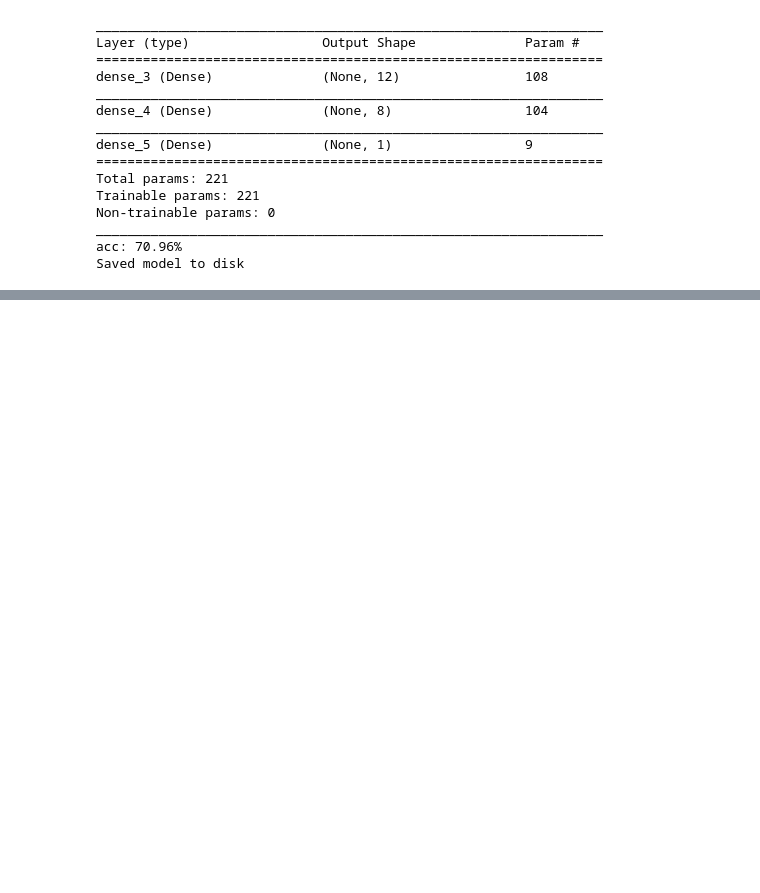
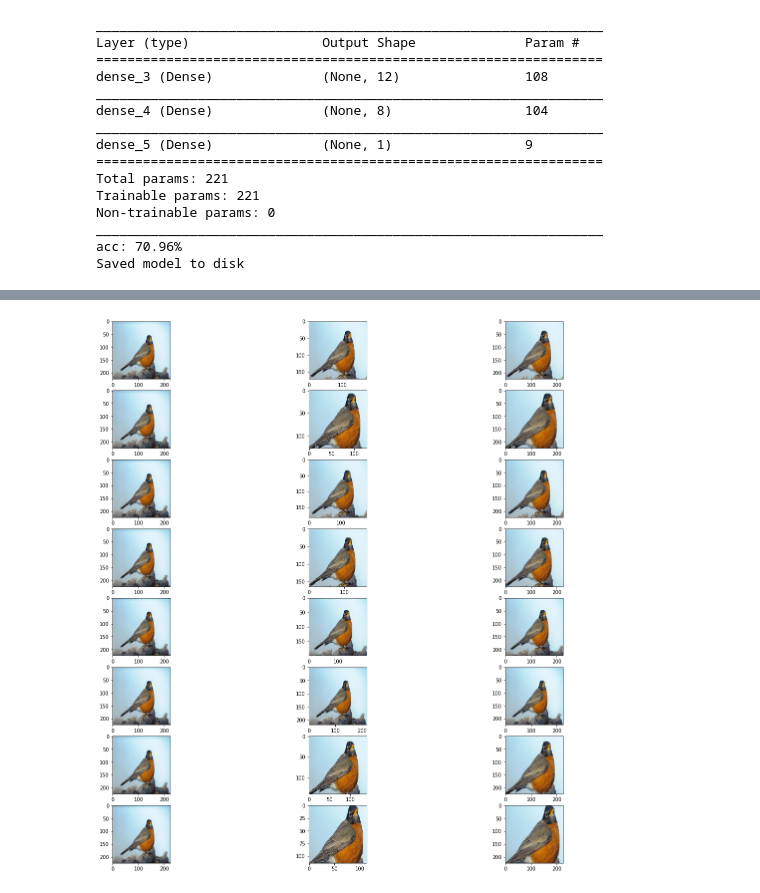
Before and after one commit to rohitfattepur/Tensorflow, a Jupyter notebook: SO_Home.ipynb, the cells around one changed output, grey strips where cells are left out. Saved outputs shown, nothing was run; the diff lists cells and outputs as text; code cells hidden in the pictures; blank space fills up the shorter version.

```diff
--- a/SO_Home.ipynb
+++ b/SO_Home.ipynb
@@ -4257,0 +4507,7 @@ dataset = tf.data.TFRecordDataset("/content/pima-indians-diabetes.csv")
+# %%
+import numpy as np
+import matplotlib.pyplot as plt
+
+for i in range(0,8):
+    s = np.random.uniform(0.50, 1.00)
+    print(s)
@@ -4257,0 +4526,38 @@ dataset = tf.data.TFRecordDataset("/content/pima-indians-diabetes.csv")
+# %%
+import tensorflow as tf
+from keras.preprocessing.image import load_img
+from keras.preprocessing.image import img_to_array, array_to_img
+from matplotlib import pyplot as plt
+
+# Set the sub plot parameters
+f, axarr = plt.subplots(8,3,figsize=(20, 20))
+
+for i in range(0,8):
+
+    # load the image with the required shape
+    orig_img = load_img('/content/bird.jpg', target_size=(224, 224))
+
+    # 1st column Shows the Original image.
+    # Infact all the images in first column are same.
+    axarr[i,0].imshow(orig_img)
+
+    # convert the image to an array
+    img = img_to_array(orig_img)
+
+    # Central crop image
+    image = tf.image.central_crop(img, np.random.uniform(0.50, 1.00))
+
+    # convert the image to an array
+    crop_img = array_to_img(image)
+    # 2nd column Shows the the Central Crop image
+    axarr[i,1].imshow(crop_img)
+
+    # Resize to original size of image
+    image = tf.image.resize(image, (224, 224))
+
+    # convert the image to an array
+    resize_img = array_to_img(image)
+    # 3rd column Shows the the Resize Crop image
+    axarr[i,2].imshow(resize_img)
+# %% [output]
+[figure, added]
```
Also changed, not shown: parts of 32 cells of this notebook.
